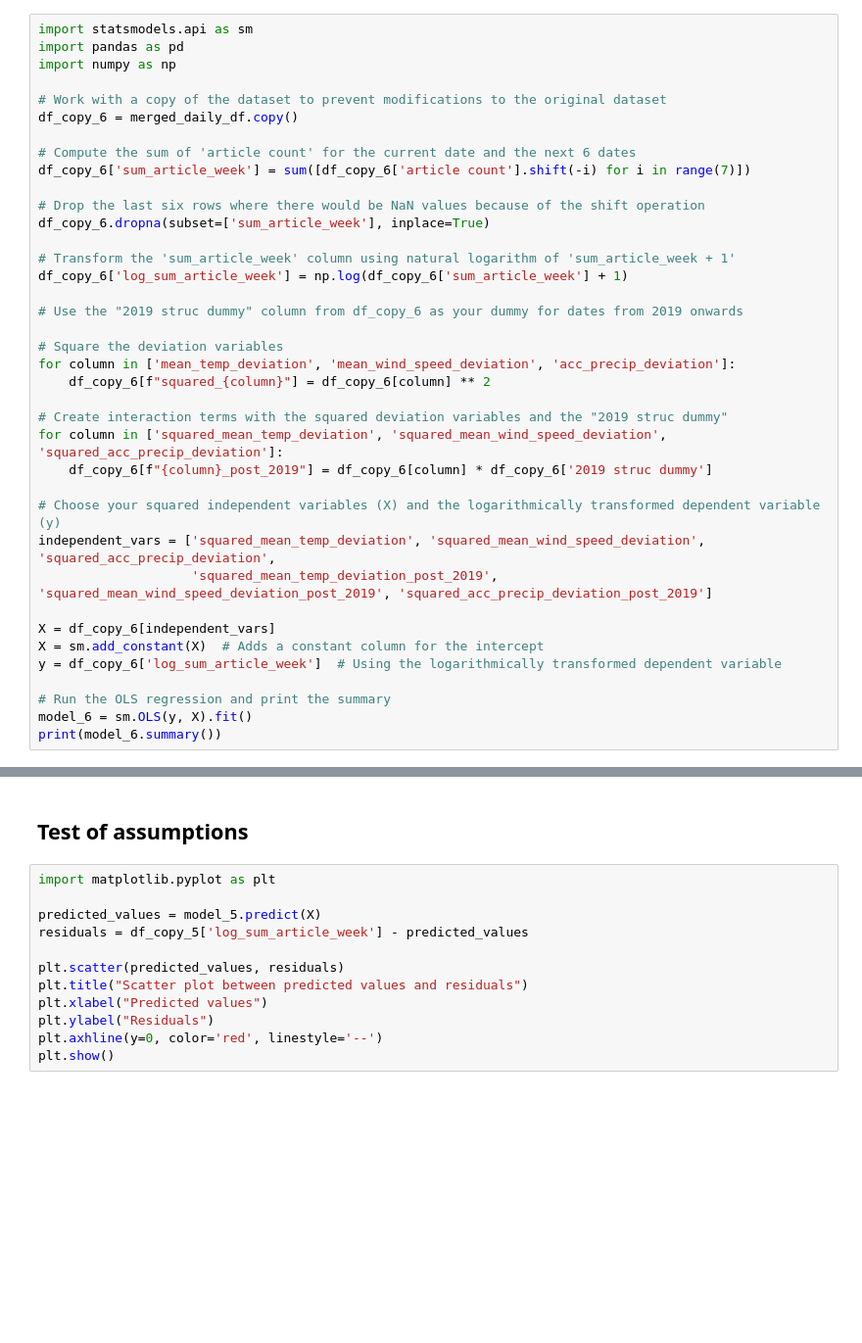
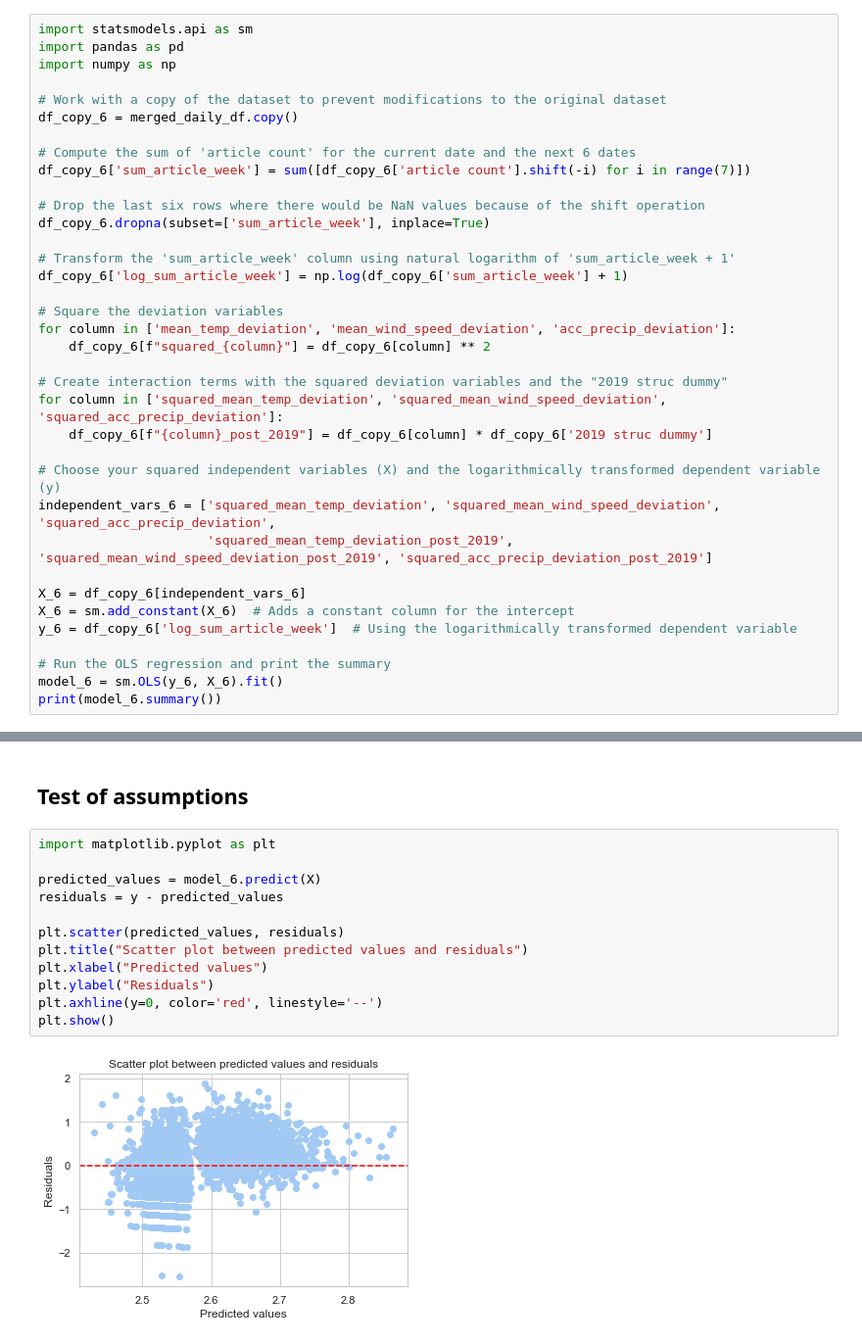
Before and after one commit to LyngeKjems/Climate-News-Project, a Jupyter notebook: Climate News Project/Merged_daily_data.ipynb, the cells around one changed output, grey strips where cells are left out. Shown: that part at 98% size. Cells and saved outputs as stored; diff of their text form; blank space fills up the shorter version.

```diff
--- a/Climate News Project/Merged_daily_data.ipynb
+++ b/Climate News Project/Merged_daily_data.ipynb
@@ -337,8 +457,6 @@ df_copy_6.dropna(subset=['sum_article_week'], inplace=True)
 # Transform the 'sum_article_week' column using natural logarithm of 'sum_article_week + 1'
 df_copy_6['log_sum_article_week'] = np.log(df_copy_6['sum_article_week'] + 1)
 
-# Use the "2019 struc dummy" column from df_copy_6 as your dummy for dates from 2019 onwards
-
 # Square the deviation variables
 for column in ['mean_temp_deviation', 'mean_wind_speed_deviation', 'acc_precip_deviation']:
     df_copy_6[f"squared_{column}"] = df_copy_6[column] ** 2
@@ -348,13 +466,13 @@ for column in ['squared_mean_temp_deviation', 'squared_mean_wind_speed_deviation
     df_copy_6[f"{column}_post_2019"] = df_copy_6[column] * df_copy_6['2019 struc dummy']
 
 # Choose your squared independent variables (X) and the logarithmically transformed dependent variable (y)
-independent_vars = ['squared_mean_temp_deviation', 'squared_mean_wind_speed_deviation', 'squared_acc_precip_deviation',
-                    'squared_mean_temp_deviation_post_2019', 'squared_mean_wind_speed_deviation_post_2019', 'squared_acc_precip_deviation_post_2019']
+independent_vars_6 = ['squared_mean_temp_deviation', 'squared_mean_wind_speed_deviation', 'squared_acc_precip_deviation',
+                      'squared_mean_temp_deviation_post_2019', 'squared_mean_wind_speed_deviation_post_2019', 'squared_acc_precip_deviation_post_2019']
 
-X = df_copy_6[independent_vars]
-X = sm.add_constant(X)  # Adds a constant column for the intercept
-y = df_copy_6['log_sum_article_week']  # Using the logarithmically transformed dependent variable
+X_6 = df_copy_6[independent_vars_6]
+X_6 = sm.add_constant(X_6)  # Adds a constant column for the intercept
+y_6 = df_copy_6['log_sum_article_week']  # Using the logarithmically transformed dependent variable
 
 # Run the OLS regression and print the summary
-model_6 = sm.OLS(y, X).fit()
+model_6 = sm.OLS(y_6, X_6).fit()
 print(model_6.summary())
@@ -363,15 +546,17 @@ print(model_6.summary())
 # %%
 import matplotlib.pyplot as plt
 
-predicted_values = model_5.predict(X)
-residuals = df_copy_5['log_sum_article_week'] - predicted_values
+predicted_values = model_6.predict(X)
+residuals = y - predicted_values
 
 plt.scatter(predicted_values, residuals)
 plt.title("Scatter plot between predicted values and residuals")
 plt.xlabel("Predicted values")
 plt.ylabel("Residuals")
 plt.axhline(y=0, color='red', linestyle='--')
 plt.show()
+# %% [output]
+[figure, added]
 # %%
 from statsmodels.stats.stattools import durbin_watson
 
```
Also changed, not shown: parts of 16 cells of this notebook, 1 other file.
